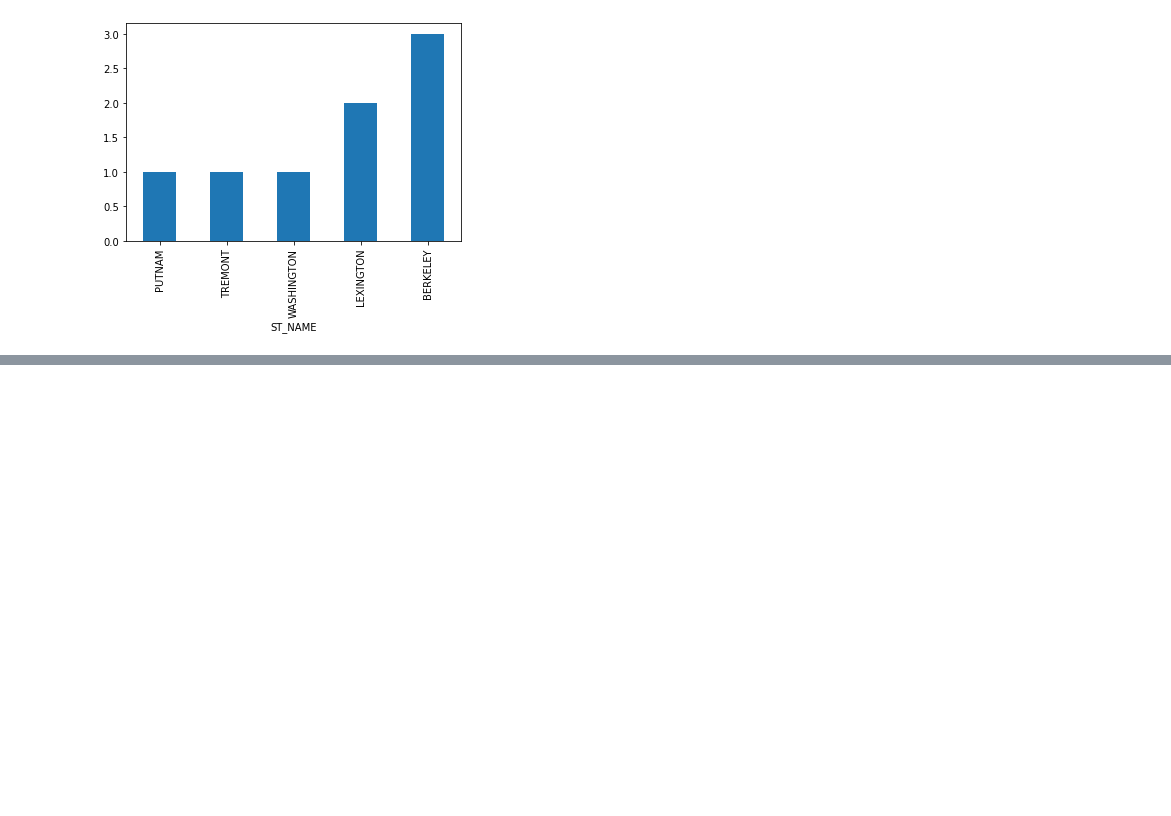
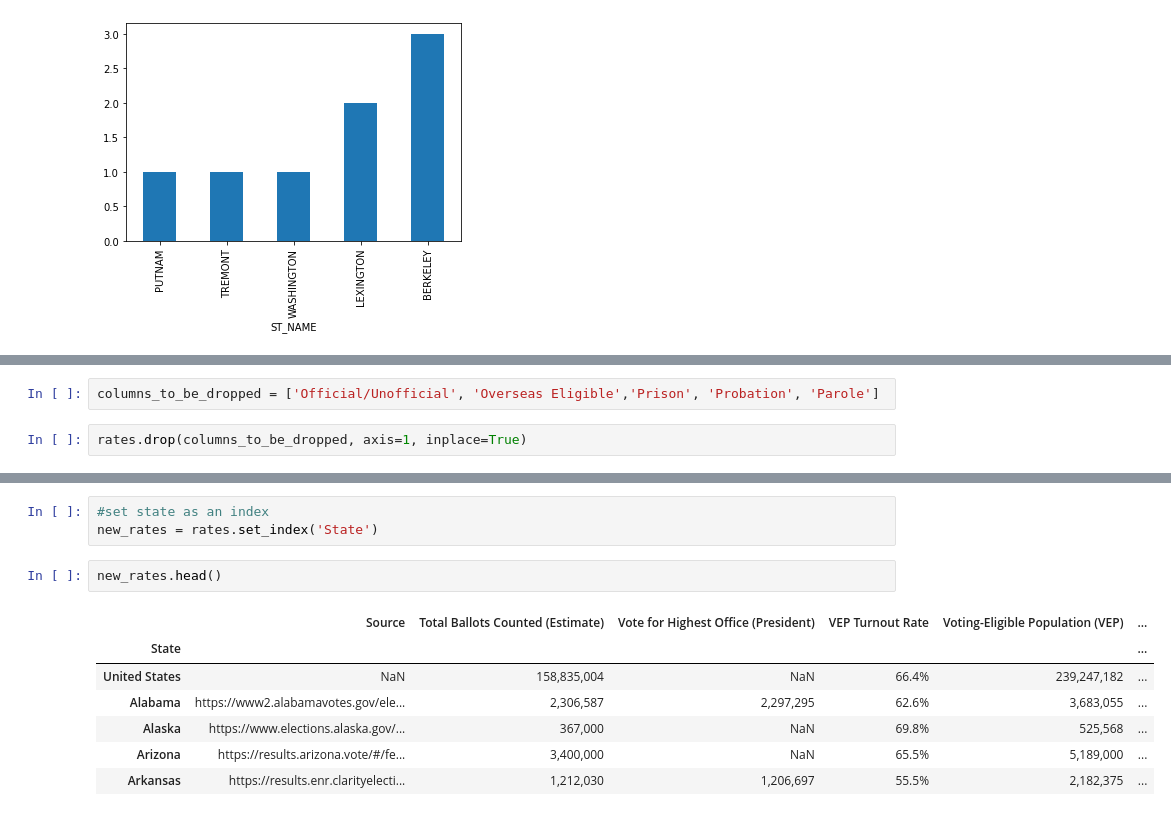
Before and after one commit to Eric1891/Micro-Credential-winter-2022, a Jupyter notebook: Day_7_Group.ipynb, the cells around one changed output, grey strips where cells are left out. Cells and saved outputs as stored; diff of their text form; blank space fills up the shorter version.

```diff
--- a/Day_7_Group.ipynb
+++ b/Day_7_Group.ipynb
@@ -67,0 +139,4 @@ new_prop.groupby(['ST_NAME'])['SQ_FT'].count().sort_values(ascending = True).plo
+# %%
+columns_to_be_dropped = ['Official/Unofficial', 'Overseas Eligible','Prison', 'Probation', 'Parole']
+# %%
+rates.drop(columns_to_be_dropped, axis=1, inplace=True)
@@ -67,0 +152,13 @@ new_prop.groupby(['ST_NAME'])['SQ_FT'].count().sort_values(ascending = True).plo
+# %%
+#set state as an index
+new_rates = rates.set_index('State')
+# %%
+new_rates.head()
+# %% [output]
+|  | Source | Total Ballots Counted (Estimate) | Vote for Highest Office (President) | VEP Turnout Rate | Voting-Eligible Population (VEP) | ... |
+| State |  |  |  |  |  | ... |
+| United States | NaN | 158,835,004 | NaN | 66.4% | 239,247,182 | ... |
+| Alabama | https://www2.alabamavotes.gov/ele... | 2,306,587 | 2,297,295 | 62.6% | 3,683,055 | ... |
+| Alaska | https://www.elections.alaska.gov/... | 367,000 | NaN | 69.8% | 525,568 | ... |
+| Arizona | https://results.arizona.vote/#/fe... | 3,400,000 | NaN | 65.5% | 5,189,000 | ... |
+| Arkansas | https://results.enr.clarityelecti... | 1,212,030 | 1,206,697 | 55.5% | 2,182,375 | ... |
```
Also changed, not shown: parts of 28 cells of this notebook.
